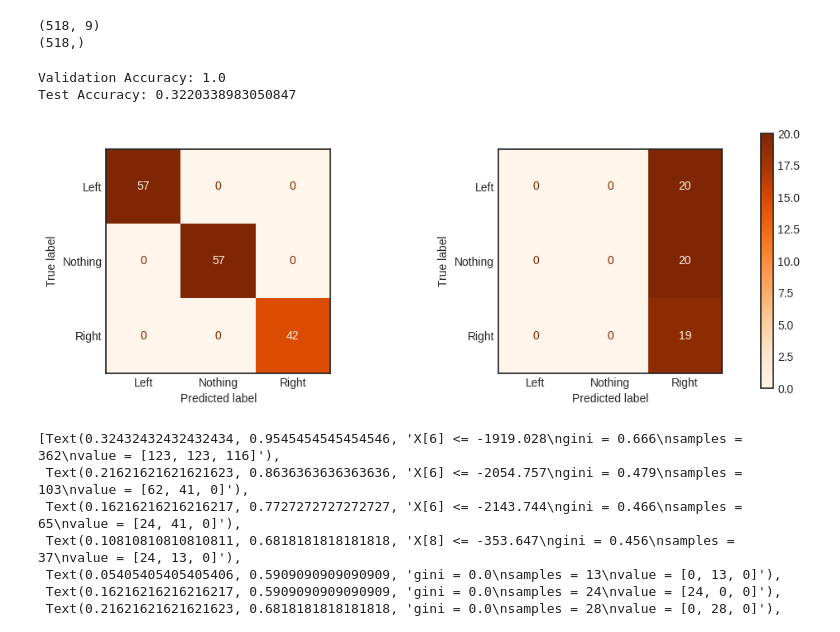
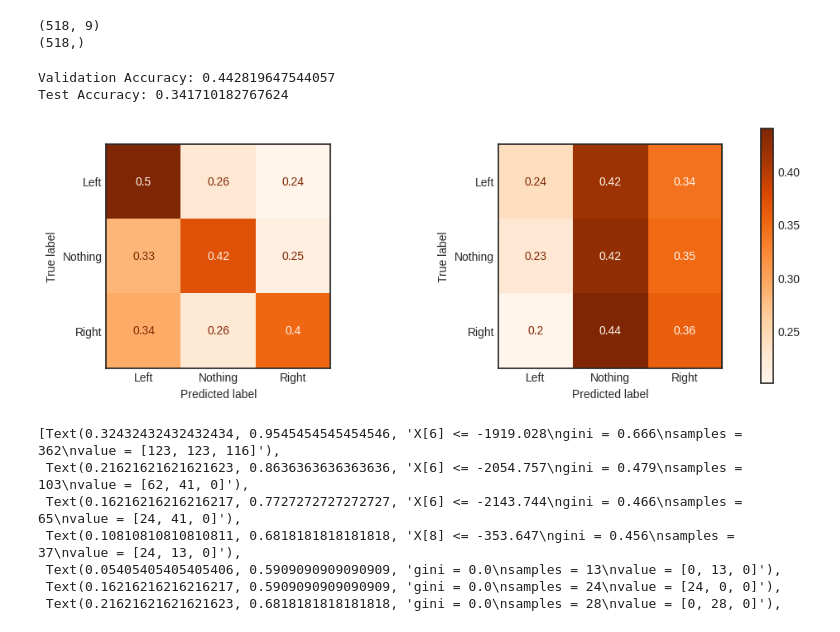
Before and after one commit to Stelath/neuro-nav, a Jupyter notebook: decision_tree_testing.ipynb, the cells around one changed output. Cells and saved outputs as stored; diff of their text form; code cells hidden in the pictures.

```diff
--- a/decision_tree_testing.ipynb
+++ b/decision_tree_testing.ipynb
@@ -167,16 +169,24 @@ print(targets.shape)
 # %% [output]
 (518, 9)
 (518,)
+# %%
+from bci_dataset import BCIDataset
+
+train_dataset = BCIDataset('raw_data_5min.npy')[:]
+inputs = train_dataset['inputs'][:, :, 16:]
+inputs = inputs.flatten(1, 2)
+targets = train_dataset['targets']
+targets = torch.argmax(targets, dim=1)
+
+test_dataset = BCIDataset('raw_data_test.npy')[:]
+inputs_test = test_dataset['inputs'][:, :, 16:]
+inputs_test = inputs_test.flatten(1, 2)
+targets_test = test_dataset['targets']
 # %%
 inputs_train, inputs_valid, targets_train, targets_valid = train_test_split(inputs, targets, test_size=0.3, random_state=42)
-test_dataset = np.load("raw_data_test.npy", allow_pickle=True)
-inputs_test, targets_test = format_dataset(test_dataset)
+# inputs_test, targets_test = format_dataset(test_dataset)
 
-np.append(inputs_train, inputs_test[0])
-np.append(targets_train, targets_test[0])
-
-inputs_train = inputs_train.reshape(inputs_train.shape[0], -1)
-inputs_valid = inputs_valid.reshape(inputs_valid.shape[0], -1)
+targets_test = torch.argmax(targets_test, dim=1)
 
 param_grid = {
     "max_depth": [3,5,10,15,20,None],
@@ -187,42 +197,42 @@ param_grid = {
 model = DecisionTreeClassifier(random_state=42)
 model = model.fit(inputs_train, targets_train)
 
-# grid_cv = GridSearchCV(model, param_grid, n_jobs=-1).fit(inputs_train, targets_train)
-# model = grid_cv
+grid_cv = GridSearchCV(model, param_grid, n_jobs=-1).fit(inputs_train, targets_train)
+model = grid_cv
 # %%
 plt.style.use('seaborn-v0_8-white')
 # %%
 vaccuracy = metrics.accuracy_score(targets_valid, model.predict(inputs_valid))
 print(f"Validation Accuracy: {vaccuracy}")
 
 taccuracy = metrics.accuracy_score(targets_test, model.predict(inputs_test))
 print(f"Test Accuracy: {taccuracy}")
 
 
 
 f, axes = plt.subplots(1, 2)
 
-vcm = metrics.confusion_matrix(targets_valid, model.predict(inputs_valid))
+vcm = metrics.confusion_matrix(targets_valid, model.predict(inputs_valid), normalize='true')
 vdisp = metrics.ConfusionMatrixDisplay(confusion_matrix=vcm, display_labels=['Left', 'Nothing', 'Right'])
 vdisp.plot(ax=axes[0], cmap=plt.cm.Oranges)
 vdisp.im_.colorbar.remove()
 
 plt.subplot(1, 2, 2)
-tcm = metrics.confusion_matrix(targets_test, model.predict(inputs_test))
+tcm = metrics.confusion_matrix(targets_test, model.predict(inputs_test), normalize='true')
 tdisp = metrics.ConfusionMatrixDisplay(confusion_matrix=tcm, display_labels=['Left', 'Nothing', 'Right'])
 tdisp.plot(ax=axes[1], cmap=plt.cm.Oranges)
 tdisp.im_.colorbar.remove()
 
 plt.subplots_adjust(wspace=0.75, hspace=0.1)
 f.colorbar(tdisp.im_, ax=axes, shrink=0.5)
 fig = plt.gcf()
 fig.set_size_inches(12, 8)
 
 plt.show()
 # %% [output]
-Validation Accuracy: 1.0
-Test Accuracy: 0.3220338983050847
+Validation Accuracy: 0.442819647544057
+Test Accuracy: 0.341710182767624
-[figure, old version]
+[figure, new version]
 # %%
 plot_tree(model)
 # %% [output]
```
Also changed, not shown: parts of 1 cell of this notebook, 2 other files.
